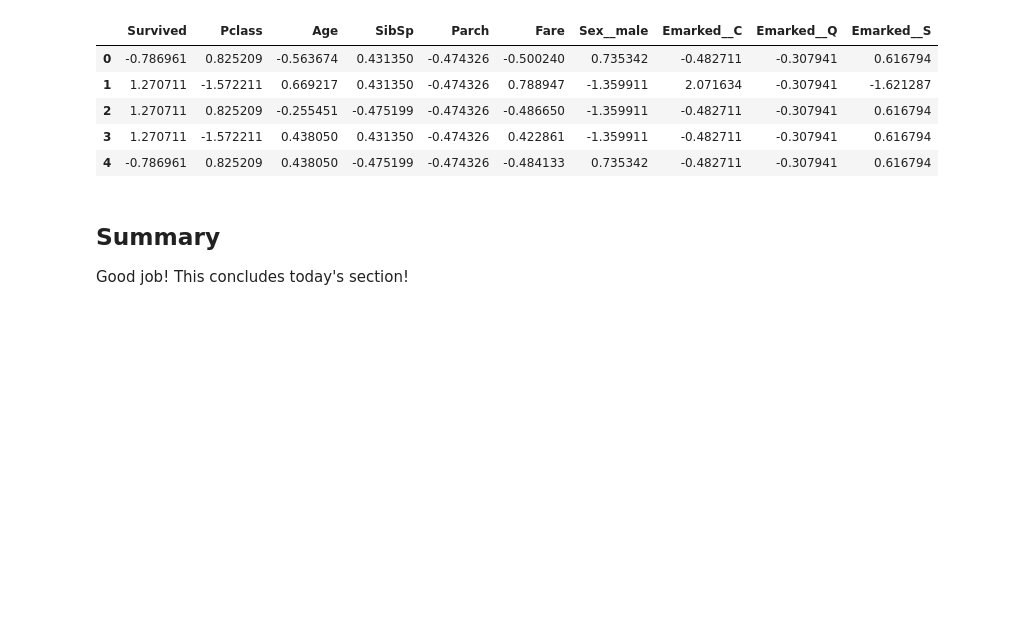
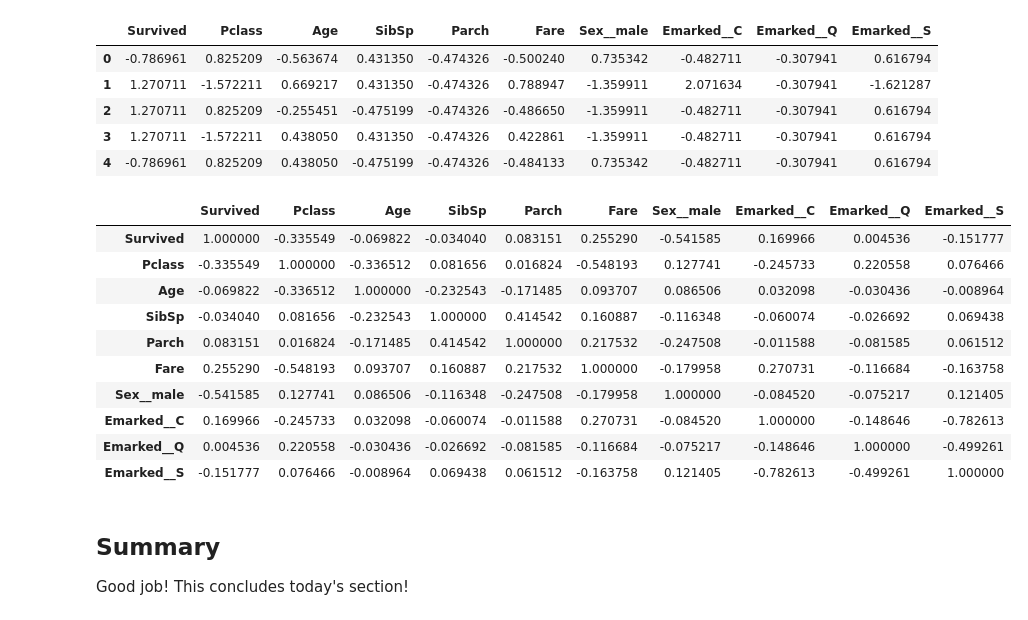
Before and after one commit to danjizquierdo/dsc-3-27-12-knn-with-sklearn-lab-nyc-ds-career-012819, a Jupyter notebook: index.ipynb, the cells around one changed output. Saved outputs shown, nothing was run; the diff lists cells and outputs as text; code cells hidden in the pictures; blank space fills up the shorter version.

```diff
--- a/index.ipynb
+++ b/index.ipynb
@@ -275,6 +275,21 @@ no_siblings=scaled_df.drop(['Survived','SibSp'],axis=1,inplace=True)
 | 2 | 1.270711 | 0.825209 | -0.255451 | -0.475199 | -0.474326 | -0.486650 | -1.359911 | -0.482711 | -0.307941 | 0.616794 |
 | 3 | 1.270711 | -1.572211 | 0.438050 | 0.431350 | -0.474326 | 0.422861 | -1.359911 | -0.482711 | -0.307941 | 0.616794 |
 | 4 | -0.786961 | 0.825209 | 0.438050 | -0.475199 | -0.474326 | -0.484133 | 0.735342 | -0.482711 | -0.307941 | 0.616794 |
+# %%
+import seaborn as sns.
+scaled_df.corr()
+# %% [output]
+|  | Survived | Pclass | Age | SibSp | Parch | Fare | Sex__male | Emarked__C | Emarked__Q | Emarked__S |
+| Survived | 1.000000 | -0.335549 | -0.069822 | -0.034040 | 0.083151 | 0.255290 | -0.541585 | 0.169966 | 0.004536 | -0.151777 |
+| Pclass | -0.335549 | 1.000000 | -0.336512 | 0.081656 | 0.016824 | -0.548193 | 0.127741 | -0.245733 | 0.220558 | 0.076466 |
+| Age | -0.069822 | -0.336512 | 1.000000 | -0.232543 | -0.171485 | 0.093707 | 0.086506 | 0.032098 | -0.030436 | -0.008964 |
+| SibSp | -0.034040 | 0.081656 | -0.232543 | 1.000000 | 0.414542 | 0.160887 | -0.116348 | -0.060074 | -0.026692 | 0.069438 |
+| Parch | 0.083151 | 0.016824 | -0.171485 | 0.414542 | 1.000000 | 0.217532 | -0.247508 | -0.011588 | -0.081585 | 0.061512 |
+| Fare | 0.255290 | -0.548193 | 0.093707 | 0.160887 | 0.217532 | 1.000000 | -0.179958 | 0.270731 | -0.116684 | -0.163758 |
+| Sex__male | -0.541585 | 0.127741 | 0.086506 | -0.116348 | -0.247508 | -0.179958 | 1.000000 | -0.084520 | -0.075217 | 0.121405 |
+| Emarked__C | 0.169966 | -0.245733 | 0.032098 | -0.060074 | -0.011588 | 0.270731 | -0.084520 | 1.000000 | -0.148646 | -0.782613 |
+| Emarked__Q | 0.004536 | 0.220558 | -0.030436 | -0.026692 | -0.081585 | -0.116684 | -0.075217 | -0.148646 | 1.000000 | -0.499261 |
+| Emarked__S | -0.151777 | 0.076466 | -0.008964 | 0.069438 | 0.061512 | -0.163758 | 0.121405 | -0.782613 | -0.499261 | 1.000000 |
 # %% [markdown]
 ## Summary
 
```
